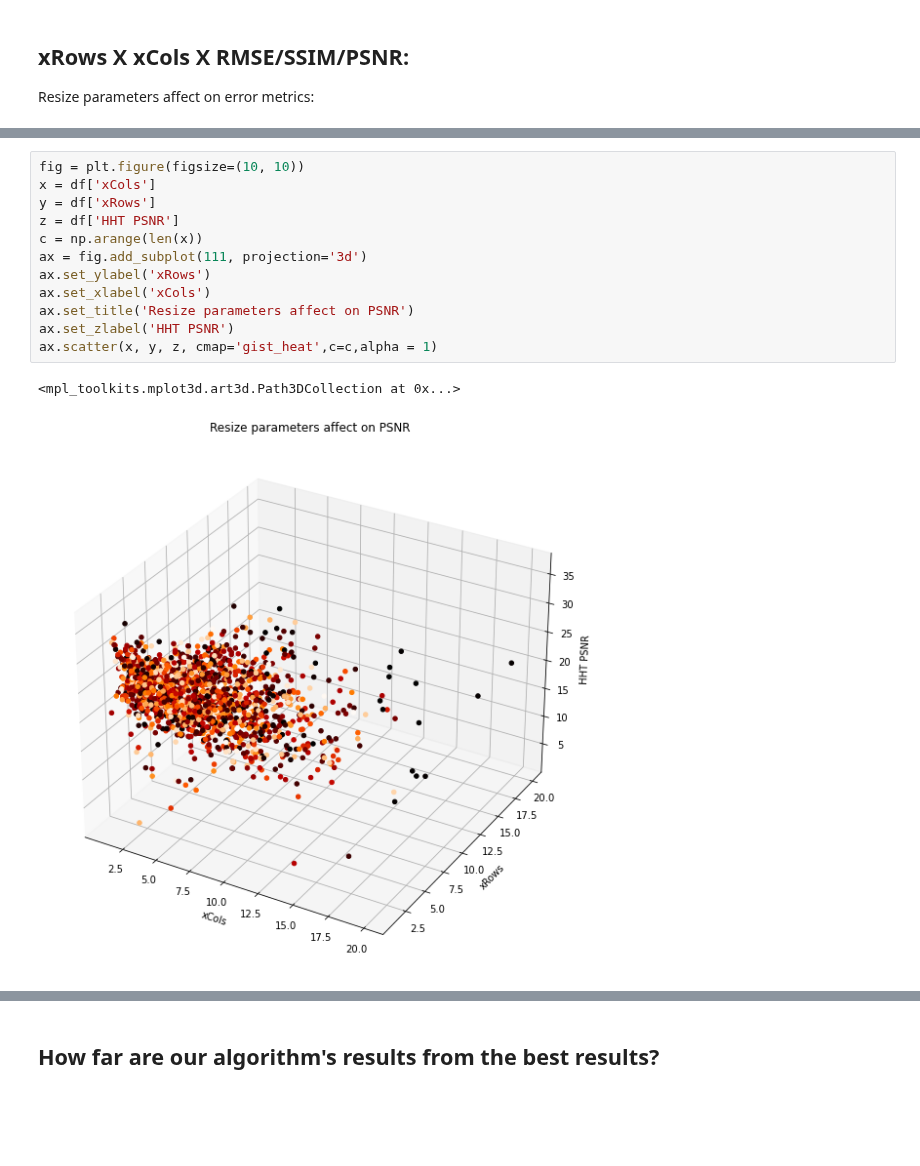
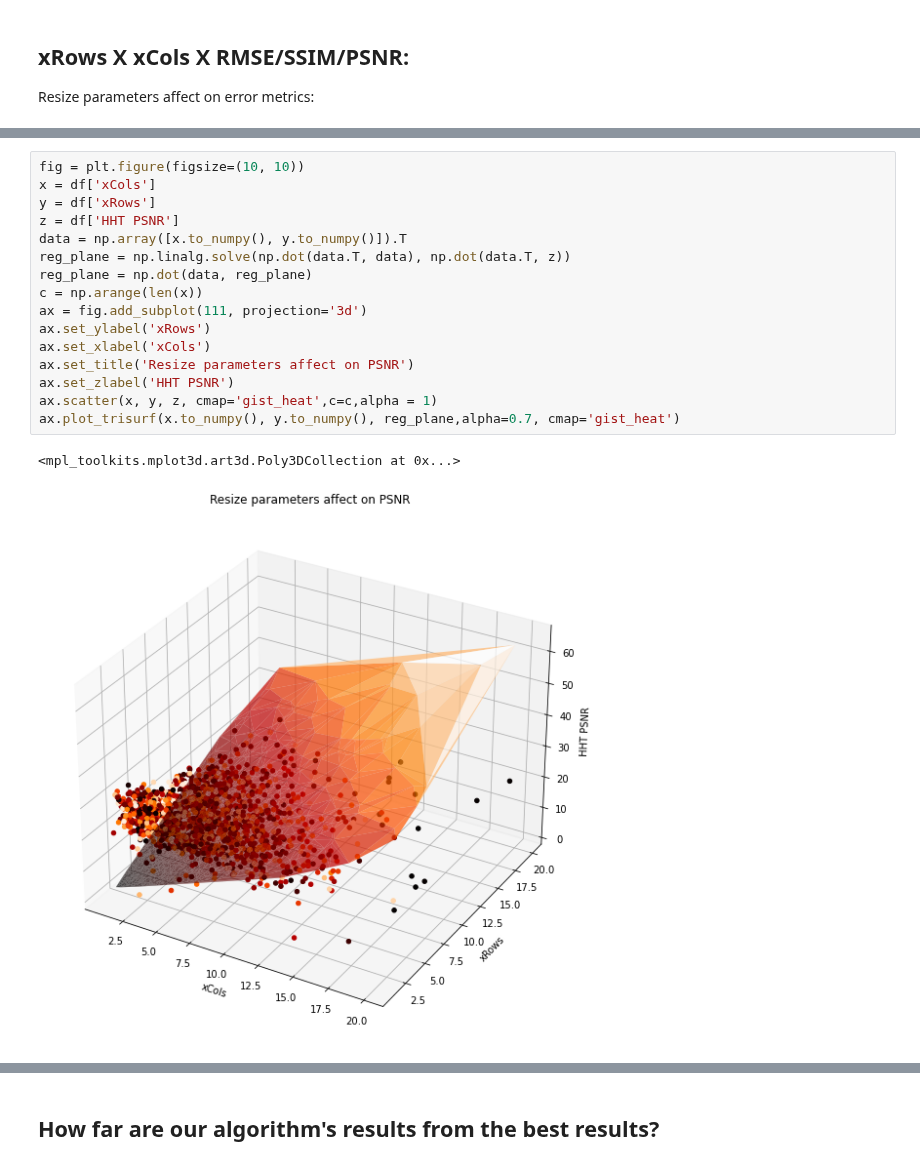
Before and after one commit to Matt88Ac/Hilbert-Huang-Transform-Super-Resolution, a Jupyter notebook: HHT_SR_Results.ipynb, the cells around one changed output, grey strips where cells are left out. Saved outputs shown, nothing was run; the diff lists cells and outputs as text; blank space fills up the shorter version.

Commit message:
Update HHT_SR_Results.ipynb
added regression planes

```diff
--- a/HHT_SR_Results.ipynb
+++ b/HHT_SR_Results.ipynb
@@ -55,18 +59,22 @@ ax.scatter(x, y, z, cmap='viridis',c=c,alpha = 1)
 # %%
 fig = plt.figure(figsize=(10, 10))
 x = df['xCols']
 y = df['xRows']
 z = df['HHT PSNR']
+data = np.array([x.to_numpy(), y.to_numpy()]).T
+reg_plane = np.linalg.solve(np.dot(data.T, data), np.dot(data.T, z))
+reg_plane = np.dot(data, reg_plane)
 c = np.arange(len(x))
 ax = fig.add_subplot(111, projection='3d')
 ax.set_ylabel('xRows')
 ax.set_xlabel('xCols')
 ax.set_title('Resize parameters affect on PSNR')
 ax.set_zlabel('HHT PSNR')
 ax.scatter(x, y, z, cmap='gist_heat',c=c,alpha = 1)
+ax.plot_trisurf(x.to_numpy(), y.to_numpy(), reg_plane,alpha=0.7, cmap='gist_heat')
 # %% [output]
-<mpl_toolkits.mplot3d.art3d.Path3DCollection at 0x...>
+<mpl_toolkits.mplot3d.art3d.Poly3DCollection at 0x...>
-[figure, old version]
+[figure, new version]
 # %%
 fig = plt.figure(figsize=(10, 10))
 x = df['xCols']
```
Also changed, not shown: parts of 2 cells of this notebook.
